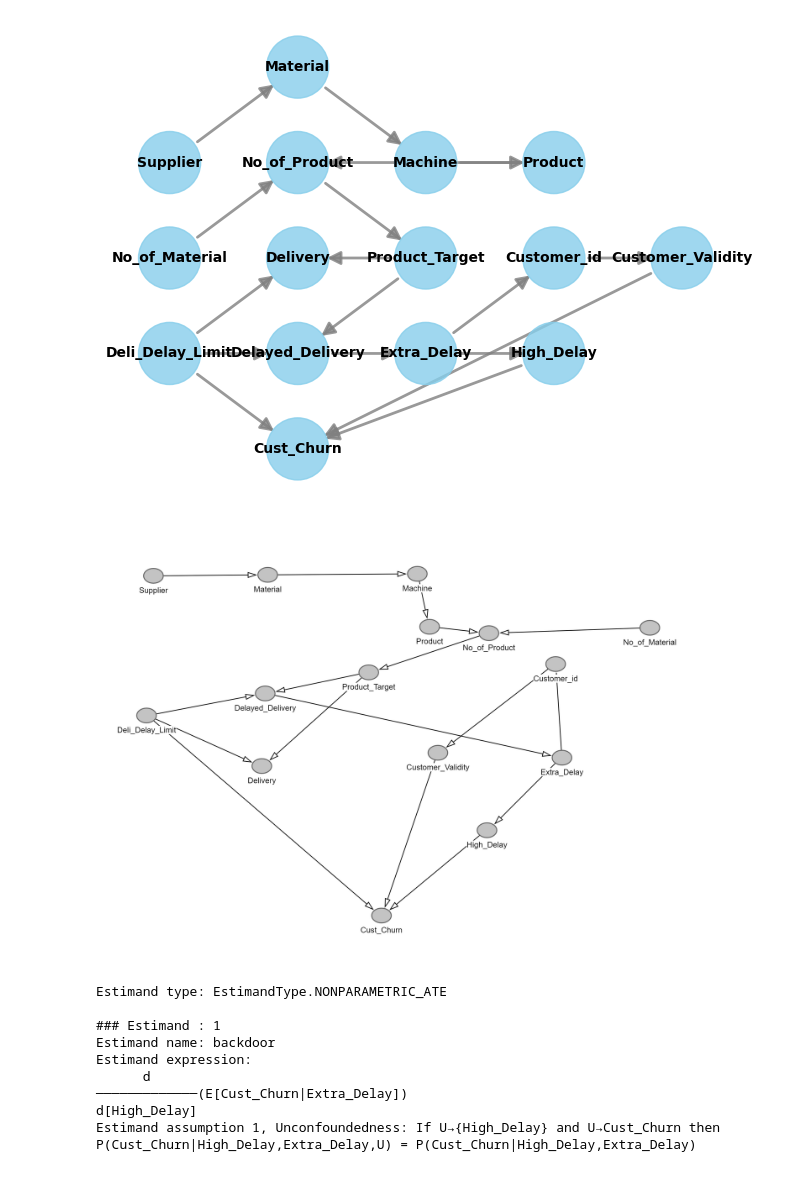
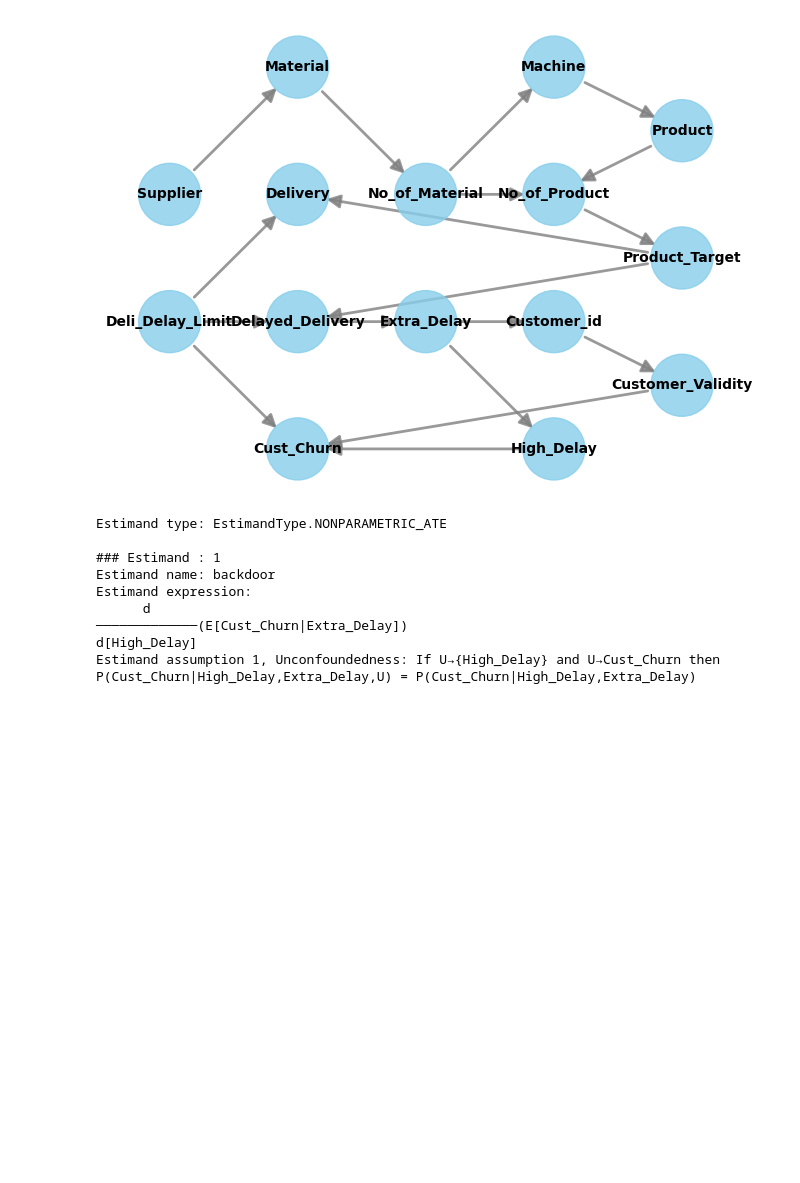
Before and after one commit to Subhiksha-RM/SC_DoWhy, a Jupyter notebook: Cust_Churn_Effect.ipynb, the cells around one changed output. Cells and saved outputs as stored; diff of their text form; code cells hidden in the pictures; blank space fills up the shorter version.

```diff
--- a/Cust_Churn_Effect.ipynb
+++ b/Cust_Churn_Effect.ipynb
@@ -52,7 +52,7 @@ df['Extra_Delay'] =  df['Deli_Delay_Limit'] + 8
 #df['Customer_id'] = 'C' + pd.Series((df.index % 20) + 1).astype(str)
 
 # Reduce the number of P3 products by 50% in the second week
-df.loc[(df['Week'] == 'Week2') & (df['Machine']=='Mach3') & (df['Product'] == 'P3'), 'No_of_Product'] *= 0.5
+#df.loc[(df['Week'] == 'Week2') & (df['Machine']=='Mach3') & (df['Product'] == 'P3'), 'No_of_Product'] *= 0.5
 # Add Customer_Validity column
 conditions = [
     (df['Week'] == 'Week1') & (df['Extra_Delay'] >= 10 ),
@@ -148,15 +149,14 @@ High_Delay->Cust_Churn; Deli_Delay_Limit -> Cust_Churn;
 # %%
 from dowhy import CausalModel
 from IPython.display import Image, display
 model= CausalModel(
         data = df,
         graph=causal_graph.replace("\n", " "),
         treatment='High_Delay',
         outcome='Cust_Churn')
 model.view_model()
-display(Image(filename="dagitty-model.png"))
+#display(Image(filename="dagitty-model.png"))
 # %% [output]
-[figure, old version]
+[figure, new version]
-[figure, removed]
 # %%
 #Identify the causal effect
```
Also changed, not shown: parts of 8 cells of this notebook, 3 other files.
